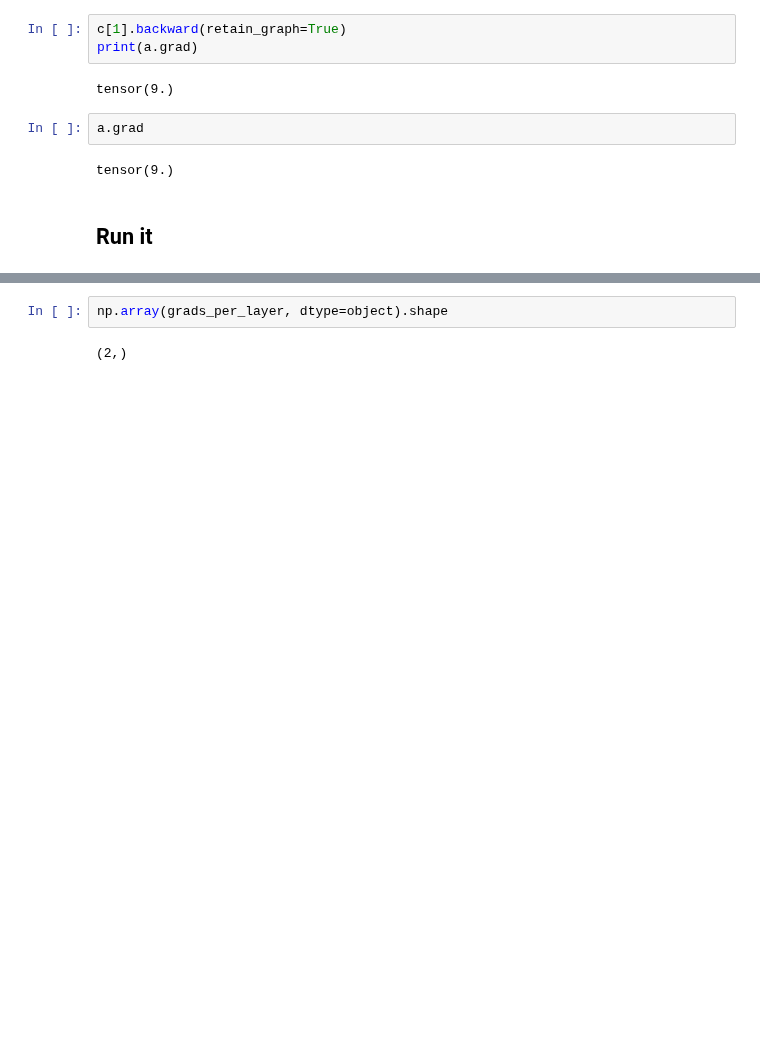
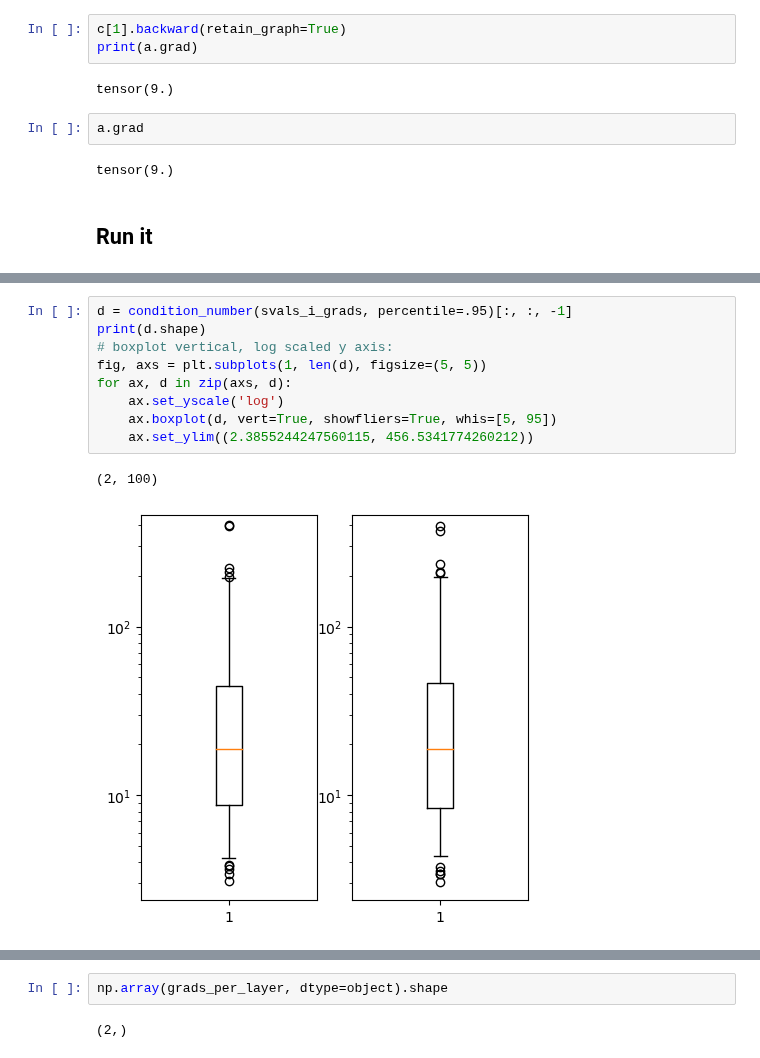
Before and after one commit to johannesmaess/investigation, a Jupyter notebook: integrated_gradients.ipynb, the cells around one changed output, grey strips where cells are left out. Saved outputs shown, nothing was run; the diff lists cells and outputs as text; blank space fills up the shorter version.

```diff
--- a/integrated_gradients.ipynb
+++ b/integrated_gradients.ipynb
@@ -364,0 +421,12 @@ svals.shape
+# %%
+d = condition_number(svals_i_grads, percentile=.95)[:, :, -1]
+print(d.shape)
+# boxplot vertical, log scaled y axis:
+fig, axs = plt.subplots(1, len(d), figsize=(5, 5))
+for ax, d in zip(axs, d):
+    ax.set_yscale('log')
+    ax.boxplot(d, vert=True, showfliers=True, whis=[5, 95])
+    ax.set_ylim((2.3855244247560115, 456.5341774260212))
+# %% [output]
+(2, 100)
+[figure, added]
```
Also changed, not shown: parts of 24 cells of this notebook, 43 other files.
